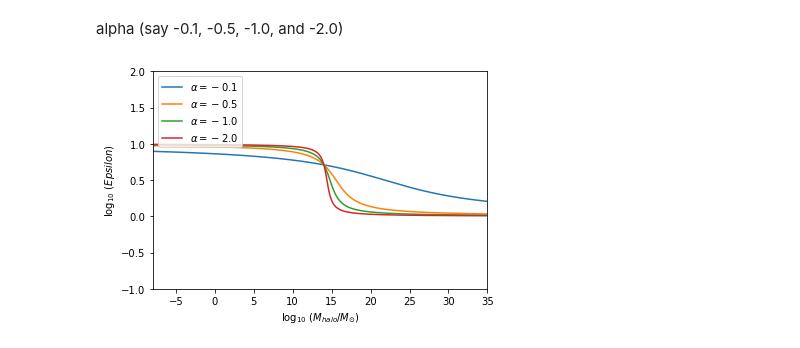
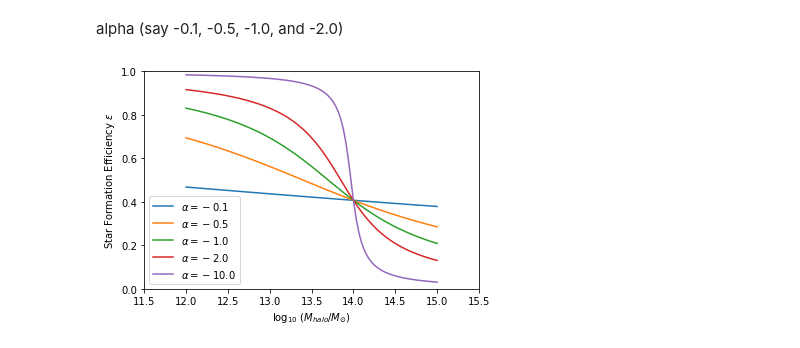
Before and after one commit to moustakas/siena-astrophysics, a Jupyter notebook: summer2017/ghadeer/jojoS2017.ipynb, the cells around one changed output. Cells and saved outputs as stored; diff of their text form; code cells hidden in the pictures.

```diff
--- a/summer2017/ghadeer/jojoS2017.ipynb
+++ b/summer2017/ghadeer/jojoS2017.ipynb
@@ -586,22 +586,22 @@ def getlogEpsilon(logMhalo, epsilon0=0.1, alpha=0.1, Mscale=1E14):
     logEpsilon = np.arctan(np.log10(epsilon0) + alpha * logMhalo - alpha * np.log10(Mscale))/np.pi + 1/2
     return logEpsilon
 # %%
-logMhalo = np.linspace(-100000, 100000, 2000000)
+logMhalo = np.linspace(12, 15, 100)
 logEpsilon = getlogEpsilon(logMhalo)
 # %%
-alpha = np.array([-0.1, -0.5, -1.0, -2.0])
+alpha = np.array([-0.1, -0.5, -1.0, -2.0, -10])
 # %%
 def efficiency_plot(logMhalo, alpha_grid, epsilon0):
     fig, ax = plt.subplots()
     for ee in alpha:
         ax.plot(logMhalo, getlogEpsilon(logMhalo, alpha=ee, epsilon0=epsilon0), label=r'$\alpha = {:.1f}$'.format(ee))
-    ax.legend(loc='upper left')
+    ax.legend(loc='lower left')
     ax.set_xlabel(r'$\log_{10}\ (M_{halo} / M_{\odot})$')
-    ax.set_ylabel(r'$\log_{10}\ (Epsilon)$')
-    ax.set_xlim(-8, 35)
-    ax.set_ylim(-1, 2)
+    ax.set_ylabel(r'Star Formation Efficiency $\epsilon$')
+    ax.set_xlim(11.5, 15.5)
+    ax.set_ylim(0, 1)
     #ax.set_title(r'$\epsilon0 = {:.0}$'.format(epsilon0))
 # %%
-efficiency_plot(logMhalo, alpha, epsilon0=6)
+efficiency_plot(logMhalo, alpha, epsilon0=0.5)
 # %% [output]
-[figure, old version]
+[figure, new version]
```
